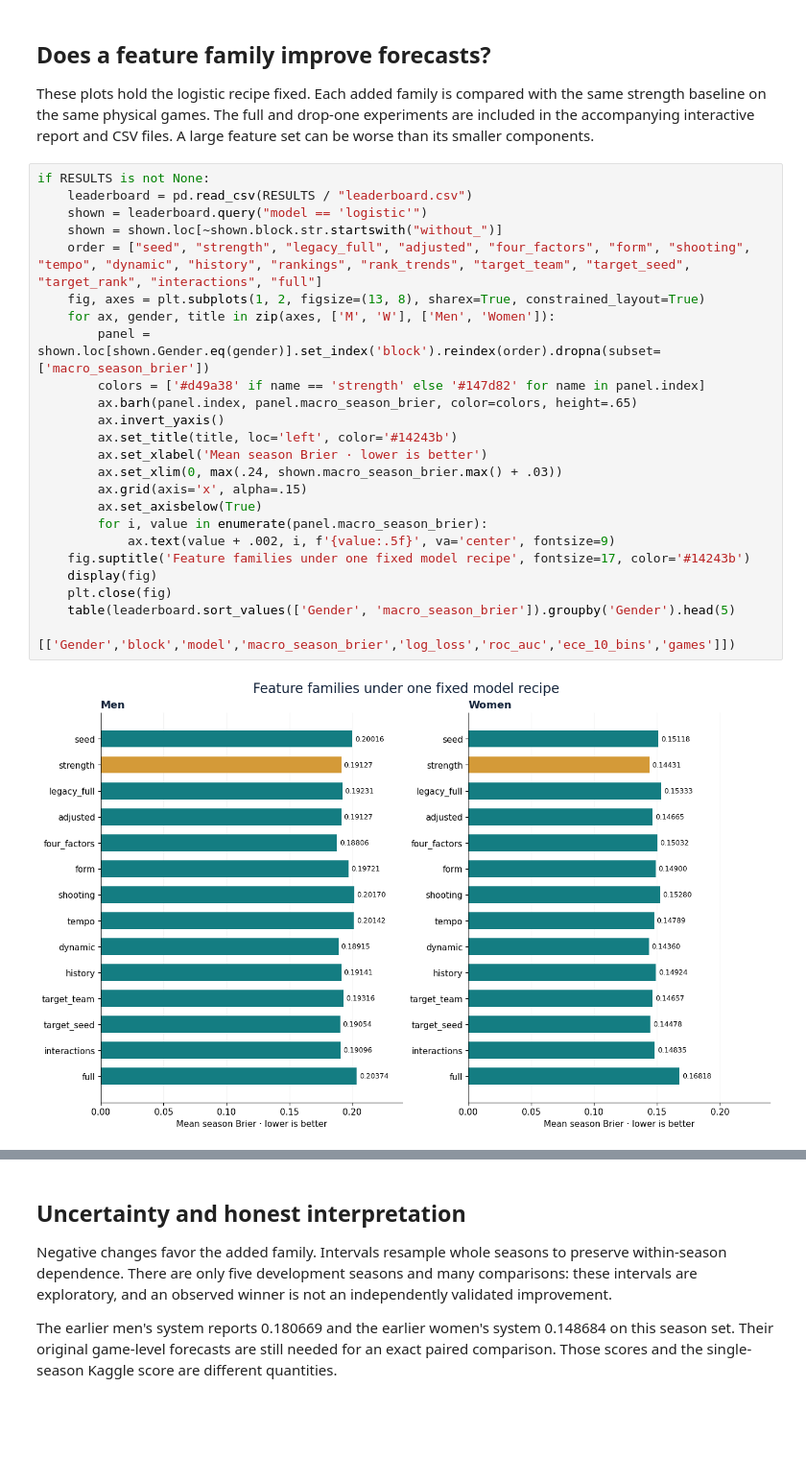
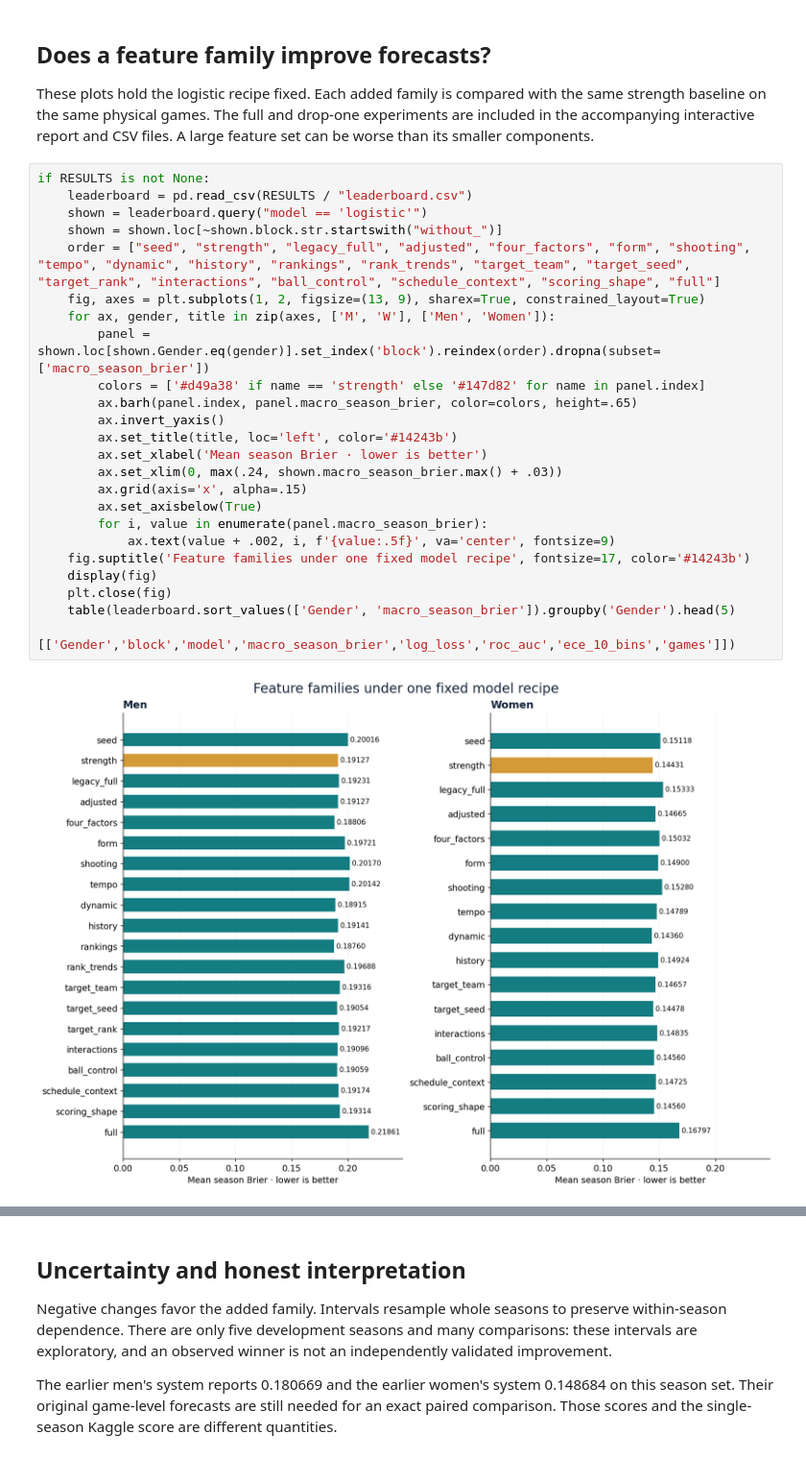
Before and after one commit to alvaromendizabal/march-machine-learning-mania-2026, a Jupyter notebook: notebooks/02_feature_store_and_diagnostics.ipynb, the cells around one changed output, grey strips where cells are left out. Shown at 96% size. Cells and saved outputs as stored; diff of their text form; blank space fills up the shorter version.

```diff
--- a/notebooks/02_feature_store_and_diagnostics.ipynb
+++ b/notebooks/02_feature_store_and_diagnostics.ipynb
@@ -233,27 +211,27 @@ These plots hold the logistic recipe fixed. Each added family is compared with t
 # %%
 if RESULTS is not None:
     leaderboard = pd.read_csv(RESULTS / "leaderboard.csv")
     shown = leaderboard.query("model == 'logistic'")
     shown = shown.loc[~shown.block.str.startswith("without_")]
-    order = ["seed", "strength", "legacy_full", "adjusted", "four_factors", "form", "shooting", "tempo", "dynamic", "history", "rankings", "rank_trends", "target_team", "target_seed", "target_rank", "interactions", "full"]
-    fig, axes = plt.subplots(1, 2, figsize=(13, 8), sharex=True, constrained_layout=True)
+    order = ["seed", "strength", "legacy_full", "adjusted", "four_factors", "form", "shooting", "tempo", "dynamic", "history", "rankings", "rank_trends", "target_team", "target_seed", "target_rank", "interactions", "ball_control", "schedule_context", "scoring_shape", "full"]
+    fig, axes = plt.subplots(1, 2, figsize=(13, 9), sharex=True, constrained_layout=True)
     for ax, gender, title in zip(axes, ['M', 'W'], ['Men', 'Women']):
         panel = shown.loc[shown.Gender.eq(gender)].set_index('block').reindex(order).dropna(subset=['macro_season_brier'])
         colors = ['#d49a38' if name == 'strength' else '#147d82' for name in panel.index]
         ax.barh(panel.index, panel.macro_season_brier, color=colors, height=.65)
         ax.invert_yaxis()
         ax.set_title(title, loc='left', color='#14243b')
         ax.set_xlabel('Mean season Brier · lower is better')
         ax.set_xlim(0, max(.24, shown.macro_season_brier.max() + .03))
         ax.grid(axis='x', alpha=.15)
         ax.set_axisbelow(True)
         for i, value in enumerate(panel.macro_season_brier):
             ax.text(value + .002, i, f'{value:.5f}', va='center', fontsize=9)
     fig.suptitle('Feature families under one fixed model recipe', fontsize=17, color='#14243b')
     display(fig)
     plt.close(fig)
     table(leaderboard.sort_values(['Gender', 'macro_season_brier']).groupby('Gender').head(5)
           [['Gender','block','model','macro_season_brier','log_loss','roc_auc','ece_10_bins','games']])
 # %% [output]
-[figure, old version]
+[figure, new version]
 | Gender | block | model | macro_season_brier | log_loss | roc_auc | ece_10_bins | games |
```
Also changed, not shown: parts of 10 cells of this notebook, 36 other files.
